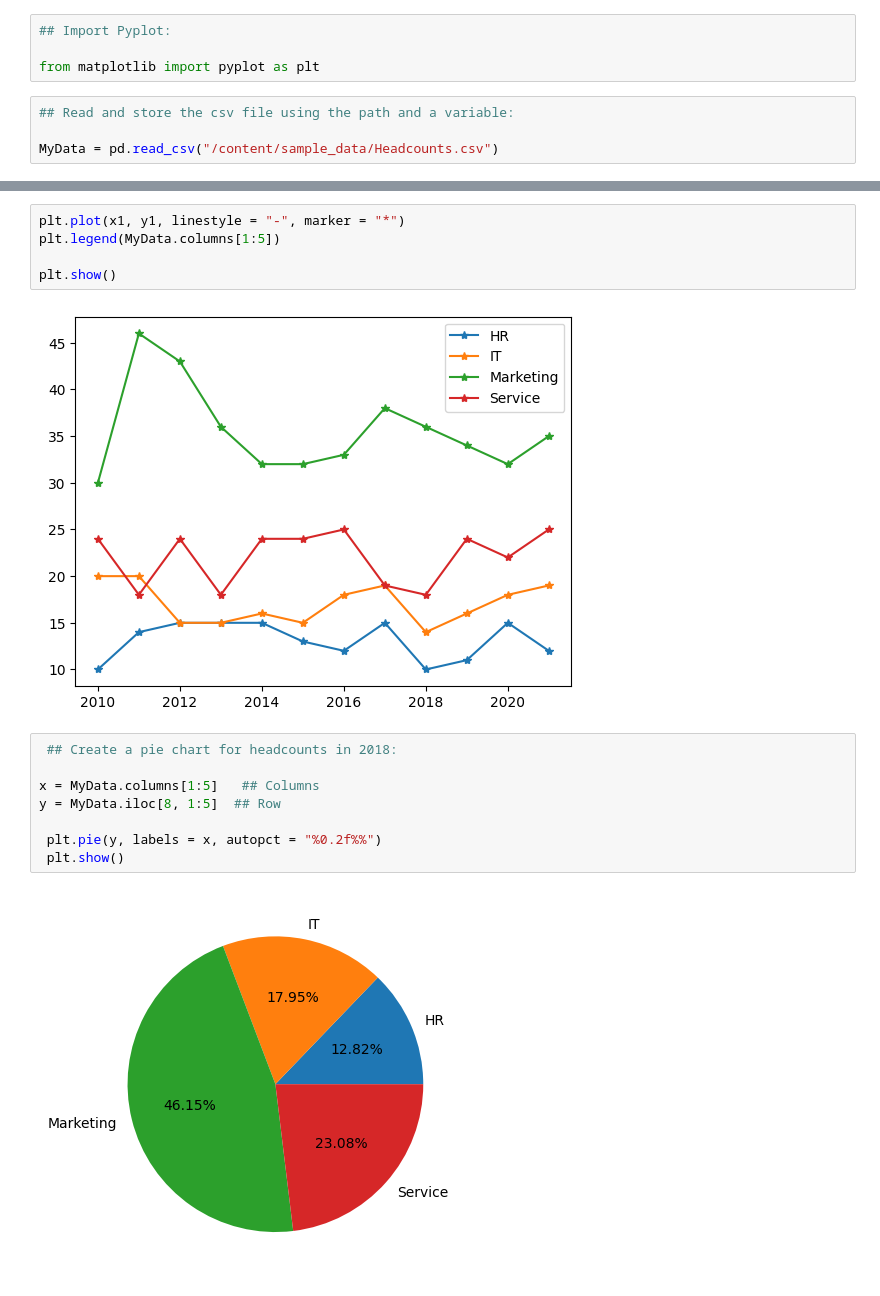
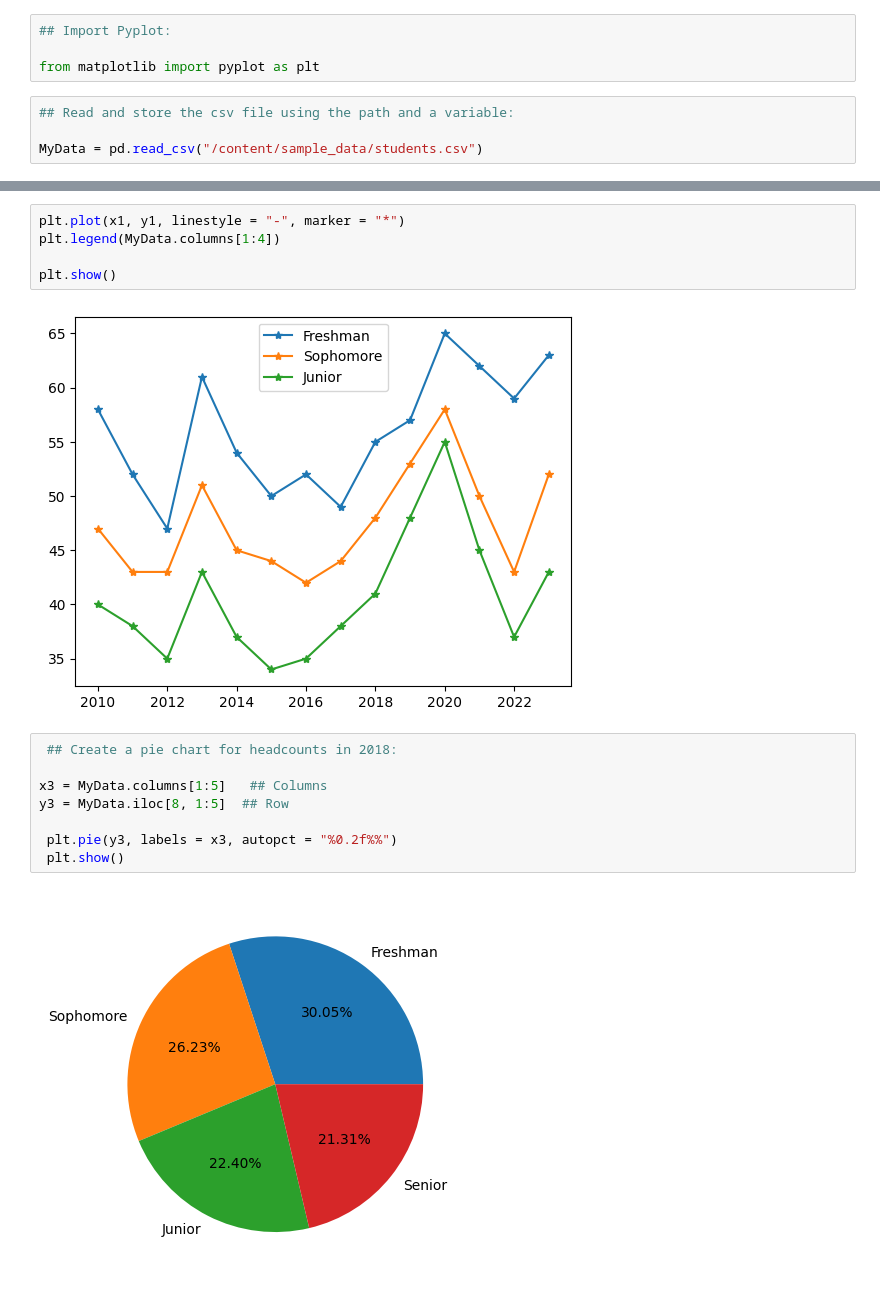
Before and after one commit to nvo2123/DATA1501, a Jupyter notebook: Assignment2_Demo.ipynb, the cells around one changed output, grey strips where cells are left out. Saved outputs shown, nothing was run; the diff lists cells and outputs as text.

```diff
--- a/Assignment2_Demo.ipynb
+++ b/Assignment2_Demo.ipynb
@@ -9,7 +9,7 @@ from matplotlib import pyplot as plt
 # %%
 ## Read and store the csv file using the path and a variable:
 
-MyData = pd.read_csv("/content/sample_data/Headcounts.csv")
+MyData = pd.read_csv("/content/sample_data/students.csv")
 # %%
 ## Review and check the data:
 
@@ -53,17 +48,17 @@ y1 = MyData.iloc[:, 1:]
 # %%
 plt.plot(x1, y1, linestyle = "-", marker = "*")
-plt.legend(MyData.columns[1:5])
+plt.legend(MyData.columns[1:4])
 
 plt.show()
 # %% [output]
-[figure, old version]
+[figure, new version]
 # %%
  ## Create a pie chart for headcounts in 2018:
 
-x = MyData.columns[1:5]   ## Columns
-y = MyData.iloc[8, 1:5]  ## Row
+x3 = MyData.columns[1:5]   ## Columns
+y3 = MyData.iloc[8, 1:5]  ## Row
 
- plt.pie(y, labels = x, autopct = "%0.2f%%")
+ plt.pie(y3, labels = x3, autopct = "%0.2f%%")
  plt.show()
 # %% [output]
-[figure, old version]
+[figure, new version]
```
Also changed, not shown: parts of 4 cells of this notebook.
